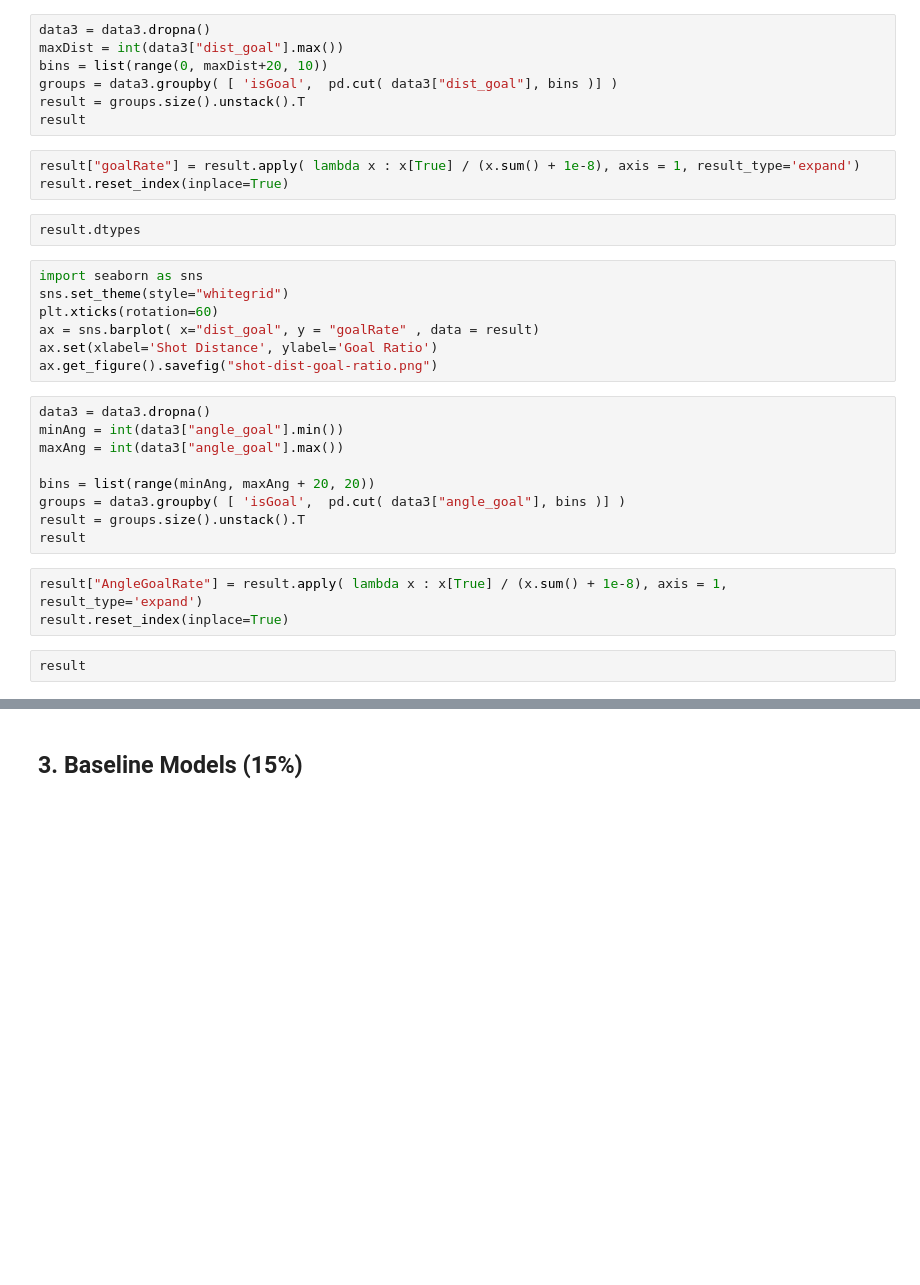
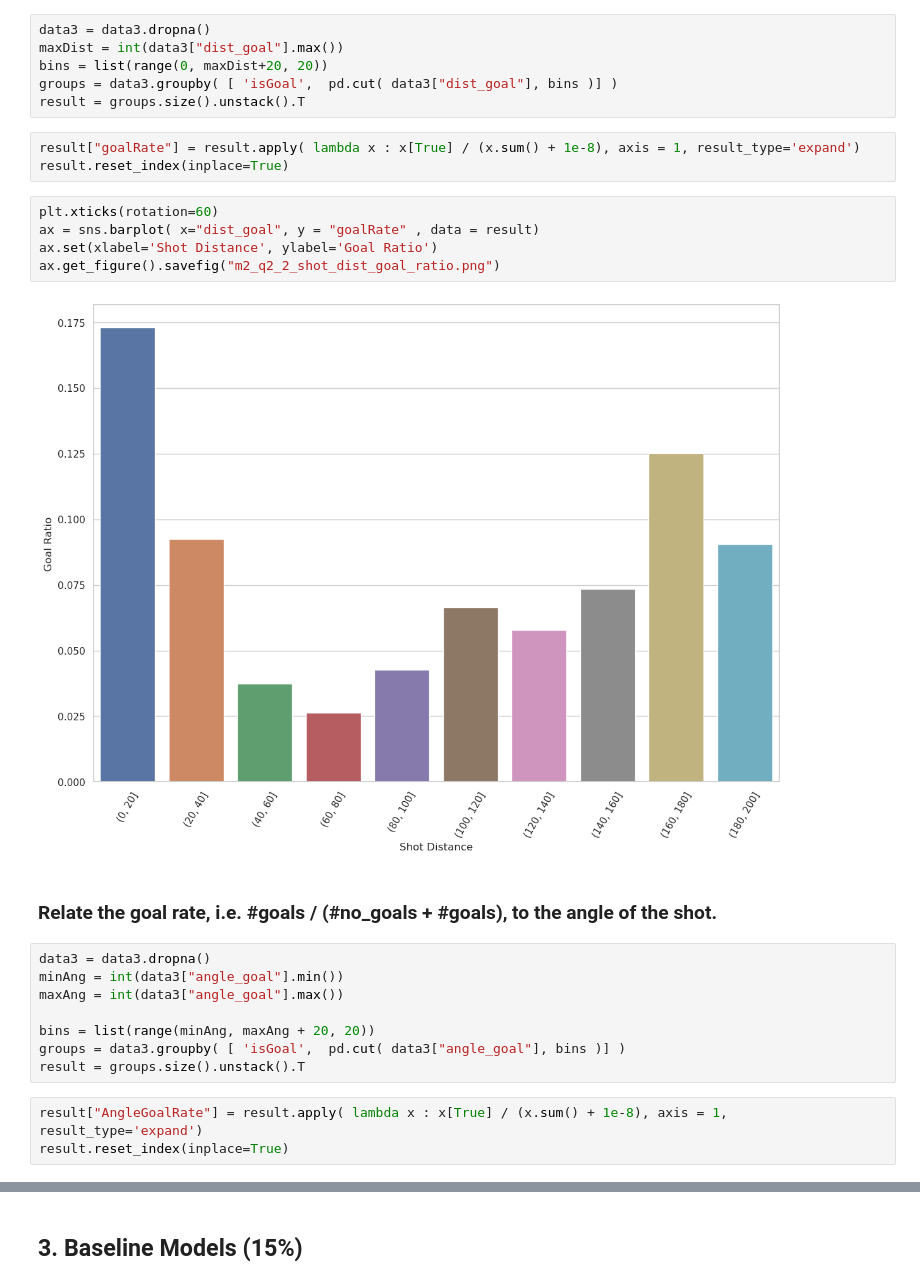
Before and after one commit to Jawing/ift6758-project-template-main, a Jupyter notebook: milestone2.ipynb, the cells around one changed output, grey strips where cells are left out. Cells and saved outputs as stored; diff of their text form; blank space fills up the shorter version.

```diff
--- a/milestone2.ipynb
+++ b/milestone2.ipynb
@@ -193,22 +230,21 @@ data3[ data3.isGoal == True ].head()
 # %%
 data3 = data3.dropna()
 maxDist = int(data3["dist_goal"].max())
-bins = list(range(0, maxDist+20, 10))
+bins = list(range(0, maxDist+20, 20))
 groups = data3.groupby( [ 'isGoal',  pd.cut( data3["dist_goal"], bins )] )
 result = groups.size().unstack().T
-result
 # %%
 result["goalRate"] = result.apply( lambda x : x[True] / (x.sum() + 1e-8), axis = 1, result_type='expand')
 result.reset_index(inplace=True)
-# %%
-result.dtypes
 # %%
-import seaborn as sns
-sns.set_theme(style="whitegrid")
 plt.xticks(rotation=60)
 ax = sns.barplot( x="dist_goal", y = "goalRate" , data = result)
 ax.set(xlabel='Shot Distance', ylabel='Goal Ratio')
-ax.get_figure().savefig("shot-dist-goal-ratio.png")
+ax.get_figure().savefig("m2_q2_2_shot_dist_goal_ratio.png")
+# %% [output]
+[figure, added]
+# %% [markdown]
+### Relate the goal rate, i.e. #goals / (#no_goals + #goals), to the angle of the shot.
 # %%
 data3 = data3.dropna()
 minAng = int(data3["angle_goal"].min())
@@ -217,10 +253,7 @@ maxAng = int(data3["angle_goal"].max())
 bins = list(range(minAng, maxAng + 20, 20))
 groups = data3.groupby( [ 'isGoal',  pd.cut( data3["angle_goal"], bins )] )
 result = groups.size().unstack().T
-result
 # %%
 result["AngleGoalRate"] = result.apply( lambda x : x[True] / (x.sum() + 1e-8), axis = 1, result_type='expand')
 result.reset_index(inplace=True)
-# %%
-result
 # %%
```
Also changed, not shown: parts of 59 cells of this notebook.
